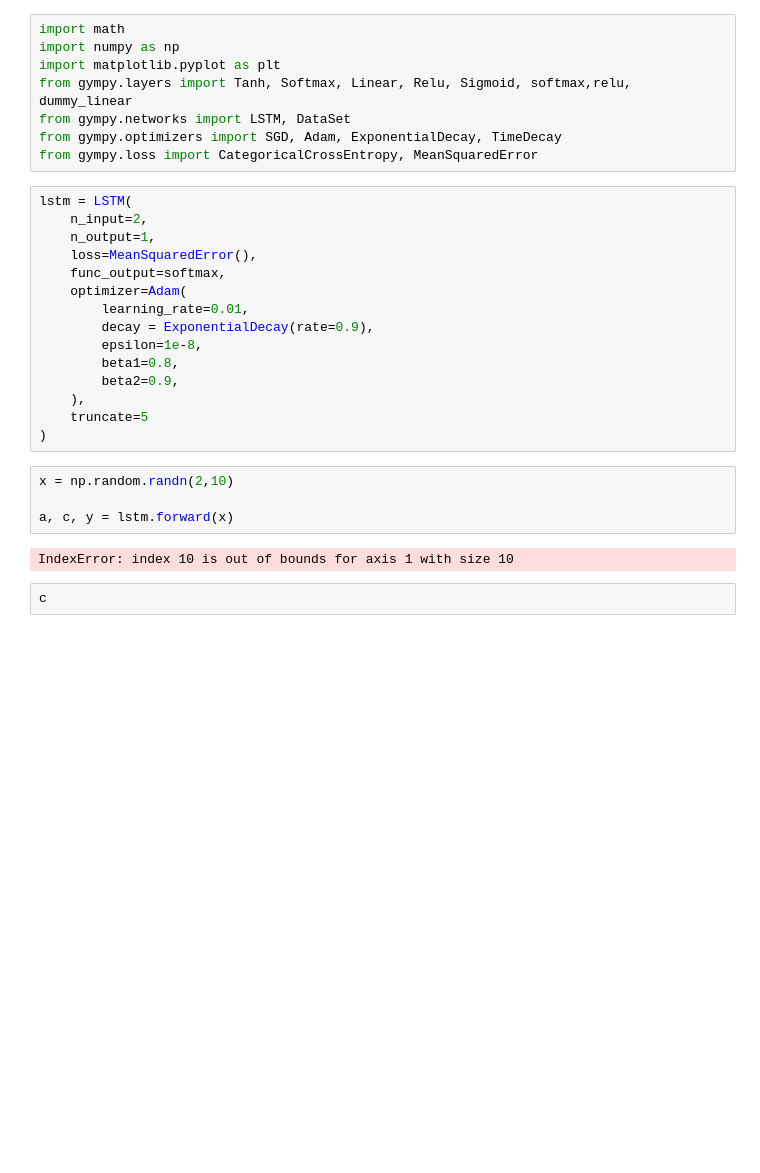
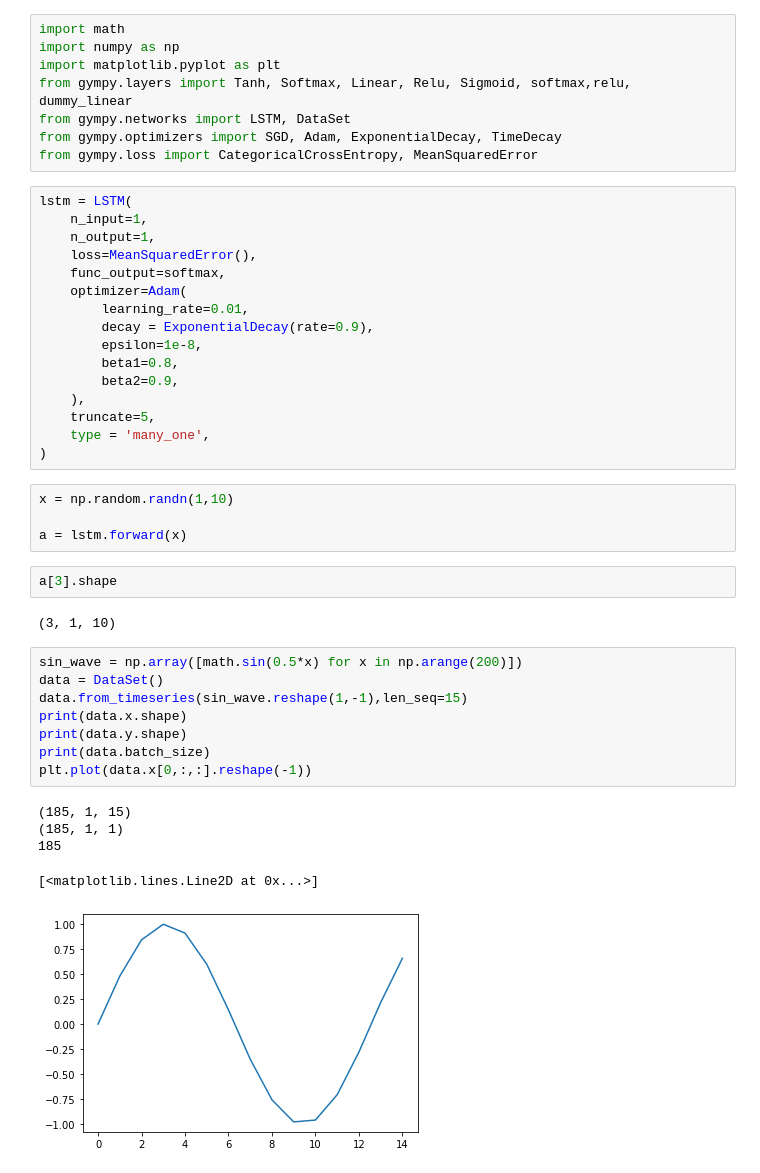
Before and after one commit to scuervo91/gympy, a Jupyter notebook: docs/examples/RNN/1-LSTM_basic.ipynb, the cells around one changed output. Drawn from its saved outputs; the diff is of its cells as text; blank space fills up the shorter version.

Commit message:
progress training lstm

```diff
--- a/docs/examples/RNN/1-LSTM_basic.ipynb
+++ b/docs/examples/RNN/1-LSTM_basic.ipynb
@@ -10,7 +10,7 @@ from gympy.optimizers import SGD, Adam, ExponentialDecay, TimeDecay
 from gympy.loss import CategoricalCrossEntropy, MeanSquaredError
 # %%
 lstm = LSTM(
-    n_input=2,
+    n_input=1,
     n_output=1,
     loss=MeanSquaredError(),
     func_output=softmax,
@@ -21,13 +21,28 @@ lstm = LSTM(
         beta1=0.8,
         beta2=0.9,
     ),
-    truncate=5
+    truncate=5,
+    type = 'many_one',
 )
 # %%
-x = np.random.randn(2,10)
+x = np.random.randn(1,10)
 
-a, c, y = lstm.forward(x)
+a = lstm.forward(x)
-# %% [output]
-IndexError: index 10 is out of bounds for axis 1 with size 10
-# %%
-c
+# %%
+a[3].shape
+# %% [output]
+(3, 1, 10)
+# %%
+sin_wave = np.array([math.sin(0.5*x) for x in np.arange(200)])
+data = DataSet()
+data.from_timeseries(sin_wave.reshape(1,-1),len_seq=15)
+print(data.x.shape)
+print(data.y.shape)
+print(data.batch_size)
+plt.plot(data.x[0,:,:].reshape(-1))
+# %% [output]
+(185, 1, 15)
+(185, 1, 1)
+185
+[<matplotlib.lines.Line2D at 0x...>]
+[figure, added]
```
Also changed, not shown: parts of 3 cells of this notebook, 1 other file.
